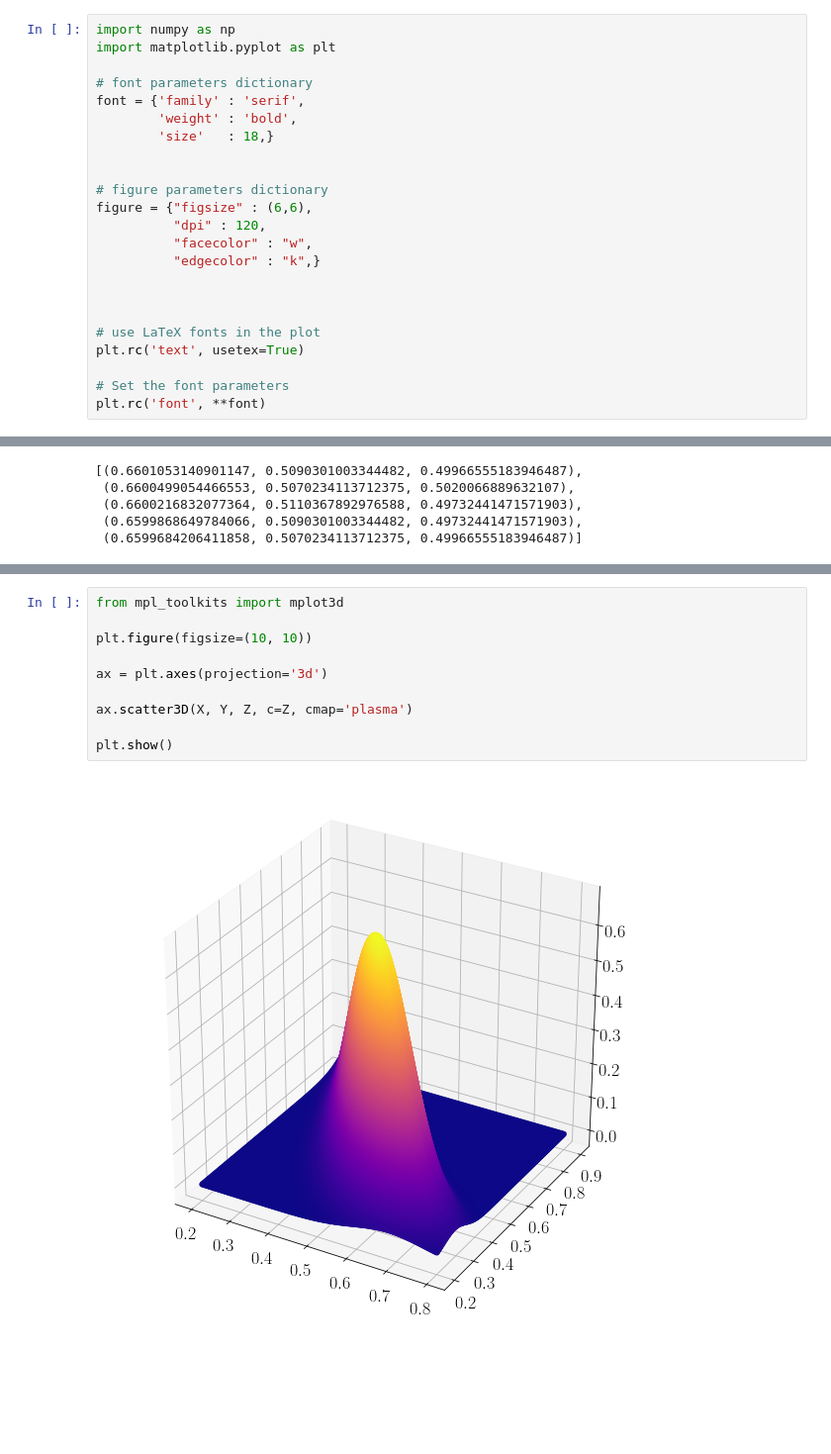
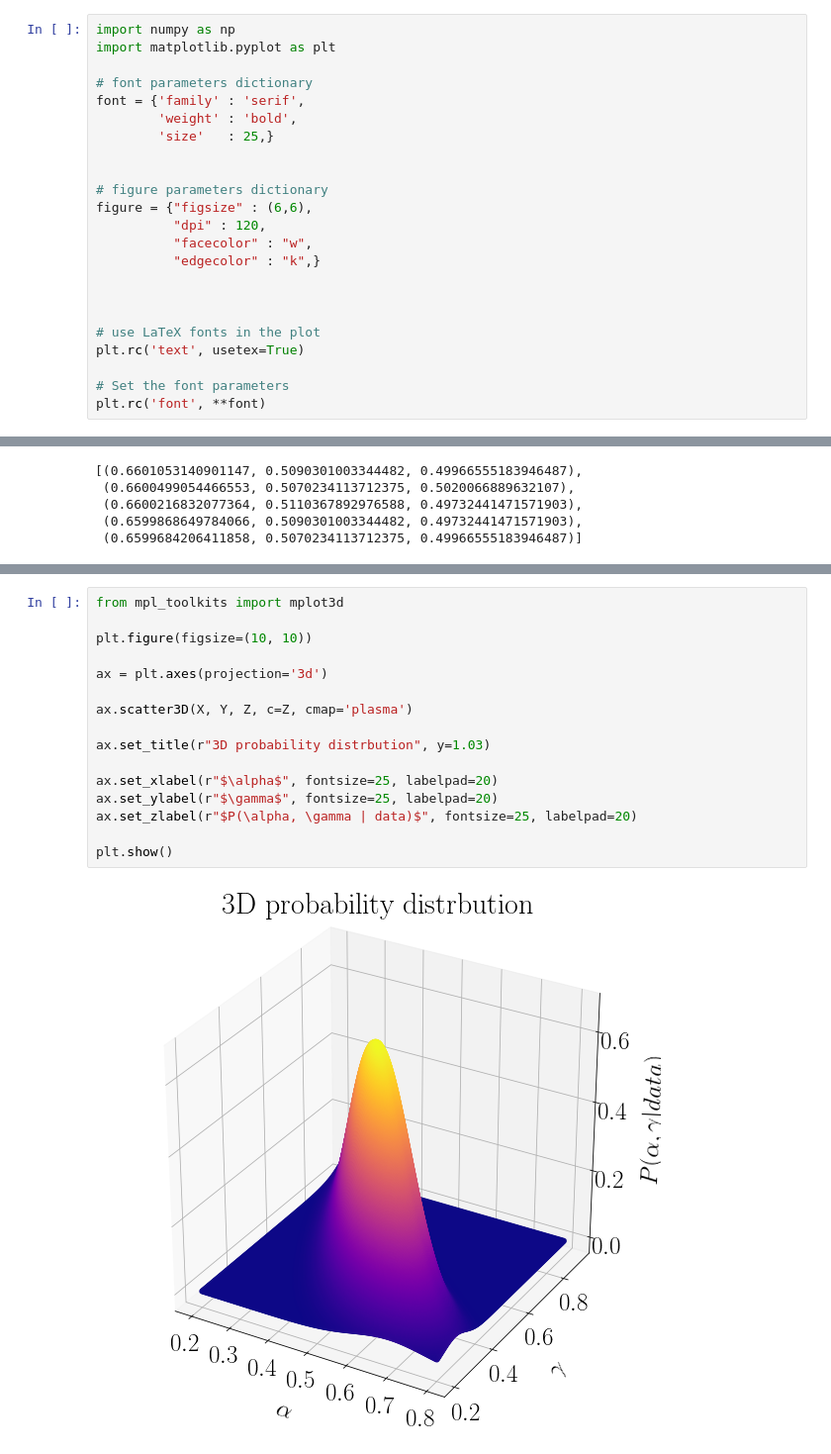
Before and after one commit to abtinshahidi/Foundation_applied_machine_learning, a Jupyter notebook: notebooks/week2/week2.ipynb, the cells around one changed output, grey strips where cells are left out. Shown at 99% size. Saved outputs shown, nothing was run; the diff lists cells and outputs as text; blank space fills up the shorter version.

```diff
--- a/notebooks/week2/week2.ipynb
+++ b/notebooks/week2/week2.ipynb
@@ -30,7 +36,7 @@ import matplotlib.pyplot as plt
 # font parameters dictionary
 font = {'family' : 'serif',
         'weight' : 'bold',
-        'size'   : 18,}
+        'size'   : 25,}
 
 
 # figure parameters dictionary
@@ -268,12 +295,18 @@ plt.show()
 # %%
 from mpl_toolkits import mplot3d
 
 plt.figure(figsize=(10, 10))
 
 ax = plt.axes(projection='3d')
 
 ax.scatter3D(X, Y, Z, c=Z, cmap='plasma')
 
+ax.set_title(r"3D probability distrbution", y=1.03)
+
+ax.set_xlabel(r"$\alpha$", fontsize=25, labelpad=20)
+ax.set_ylabel(r"$\gamma$", fontsize=25, labelpad=20)
+ax.set_zlabel(r"$P(\alpha, \gamma | data)$", fontsize=25, labelpad=20)
+
 plt.show()
 # %% [output]
-[figure, old version]
+[figure, new version]
```
Also changed, not shown: parts of 24 cells of this notebook.
